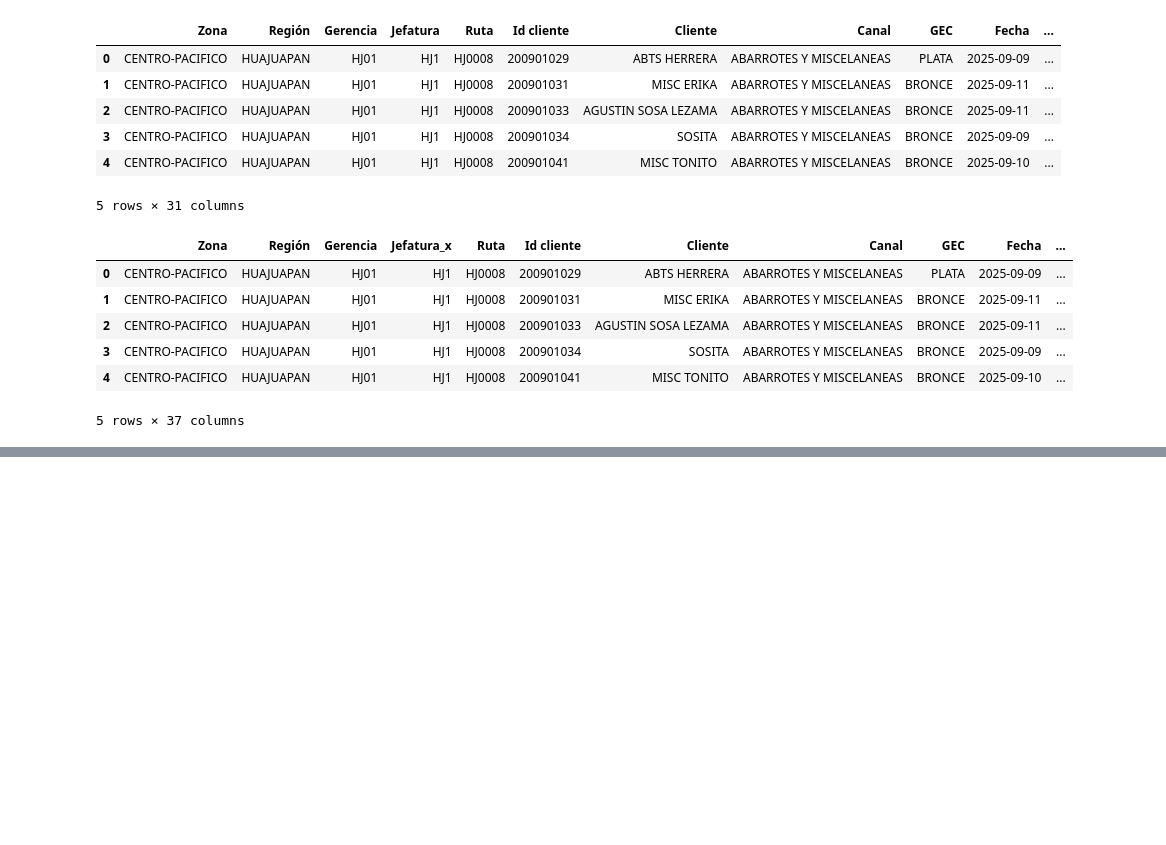
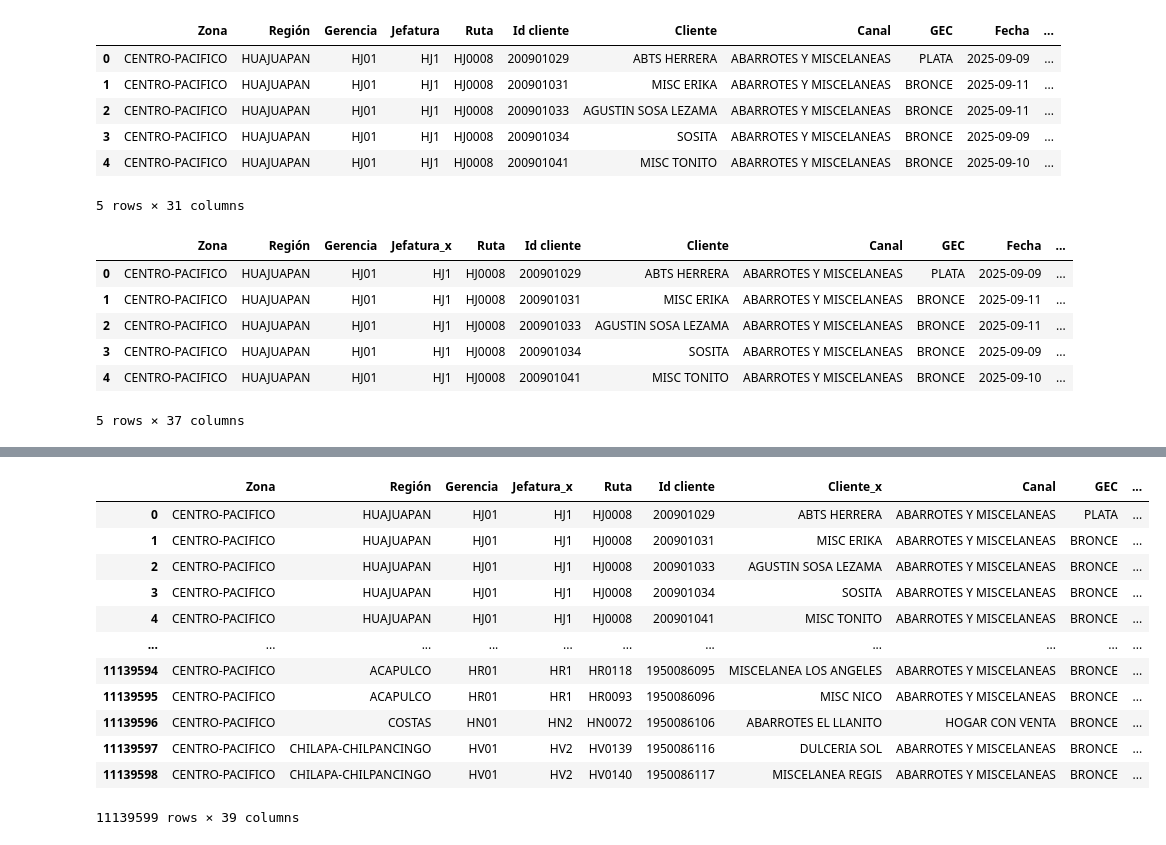
Before and after one commit to PrimeOviedo/Dashboard_MRK_CP, a Jupyter notebook: Pruebas_MRK_cliente.ipynb, the cells around one changed output, grey strips where cells are left out. Drawn from its saved outputs; the diff is of its cells as text; code cells hidden in the pictures; blank space fills up the shorter version.

```diff
--- a/Pruebas_MRK_cliente.ipynb
+++ b/Pruebas_MRK_cliente.ipynb
@@ -248,0 +265,3 @@ df_final_cliente.to_parquet('bdd_mrk_cp_gec.parquet')
+# %%
+df_class_clientes = pd.read_csv('Class_Clientes.csv', encoding='utf-8')
+df_class_clientes.info()
@@ -248,0 +278,19 @@ df_final_cliente.to_parquet('bdd_mrk_cp_gec.parquet')
+# %%
+df_mrk_cp_class = df_mrk_cp.merge(how='left',right=df_class_clientes,left_on='Id cliente',right_on='Cliente')
+df_mrk_cp_class = df_mrk_cp_class.drop(columns=['Cliente_y'])
+df_mrk_cp_class['Recurrencia Digital'] = df_mrk_cp_class['Recurrencia Digital'].fillna("No")
+df_mrk_cp_class
+# %% [output]
+|  | Zona | Región | Gerencia | Jefatura_x | Ruta | Id cliente | Cliente_x | Canal | GEC | ... |
+| 0 | CENTRO-PACIFICO | HUAJUAPAN | HJ01 | HJ1 | HJ0008 | 200901029 | ABTS HERRERA | ABARROTES Y MISCELANEAS | PLATA | ... |
+| 1 | CENTRO-PACIFICO | HUAJUAPAN | HJ01 | HJ1 | HJ0008 | 200901031 | MISC ERIKA | ABARROTES Y MISCELANEAS | BRONCE | ... |
+| 2 | CENTRO-PACIFICO | HUAJUAPAN | HJ01 | HJ1 | HJ0008 | 200901033 | AGUSTIN SOSA LEZAMA | ABARROTES Y MISCELANEAS | BRONCE | ... |
+| 3 | CENTRO-PACIFICO | HUAJUAPAN | HJ01 | HJ1 | HJ0008 | 200901034 | SOSITA | ABARROTES Y MISCELANEAS | BRONCE | ... |
+| 4 | CENTRO-PACIFICO | HUAJUAPAN | HJ01 | HJ1 | HJ0008 | 200901041 | MISC TONITO | ABARROTES Y MISCELANEAS | BRONCE | ... |
+| ... | ... | ... | ... | ... | ... | ... | ... | ... | ... | ... |
+| 11139594 | CENTRO-PACIFICO | ACAPULCO | HR01 | HR1 | HR0118 | 1950086095 | MISCELANEA LOS ANGELES | ABARROTES Y MISCELANEAS | BRONCE | ... |
+| 11139595 | CENTRO-PACIFICO | ACAPULCO | HR01 | HR1 | HR0093 | 1950086096 | MISC NICO | ABARROTES Y MISCELANEAS | BRONCE | ... |
+| 11139596 | CENTRO-PACIFICO | COSTAS | HN01 | HN2 | HN0072 | 1950086106 | ABARROTES EL LLANITO | HOGAR CON VENTA | BRONCE | ... |
+| 11139597 | CENTRO-PACIFICO | CHILAPA-CHILPANCINGO | HV01 | HV2 | HV0139 | 1950086116 | DULCERIA SOL | ABARROTES Y MISCELANEAS | BRONCE | ... |
+| 11139598 | CENTRO-PACIFICO | CHILAPA-CHILPANCINGO | HV01 | HV2 | HV0140 | 1950086117 | MISCELANEA REGIS | ABARROTES Y MISCELANEAS | BRONCE | ... |
+11139599 rows × 39 columns
```
Also changed, not shown: parts of 10 cells of this notebook, 7 other files.
